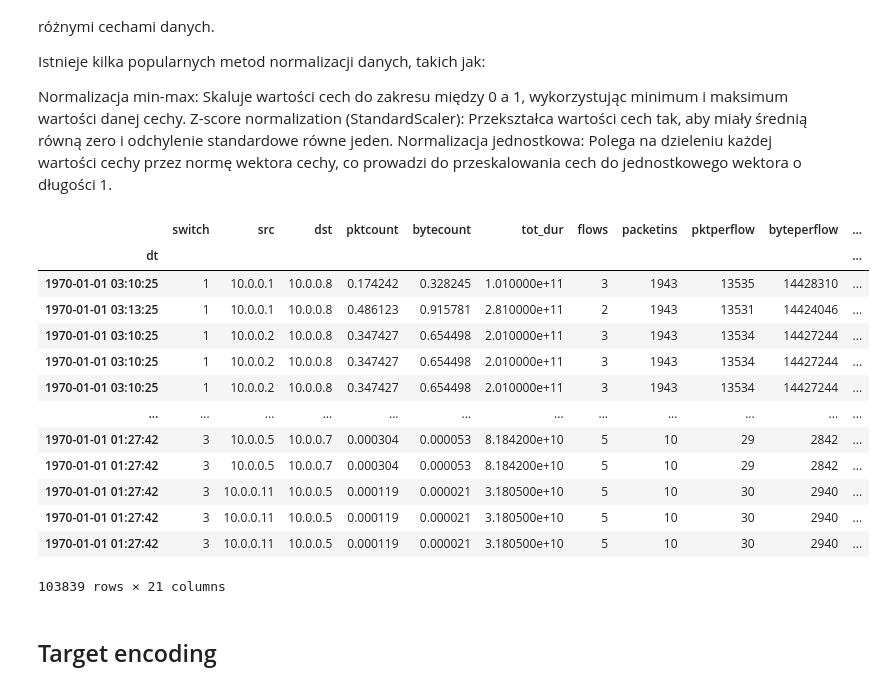
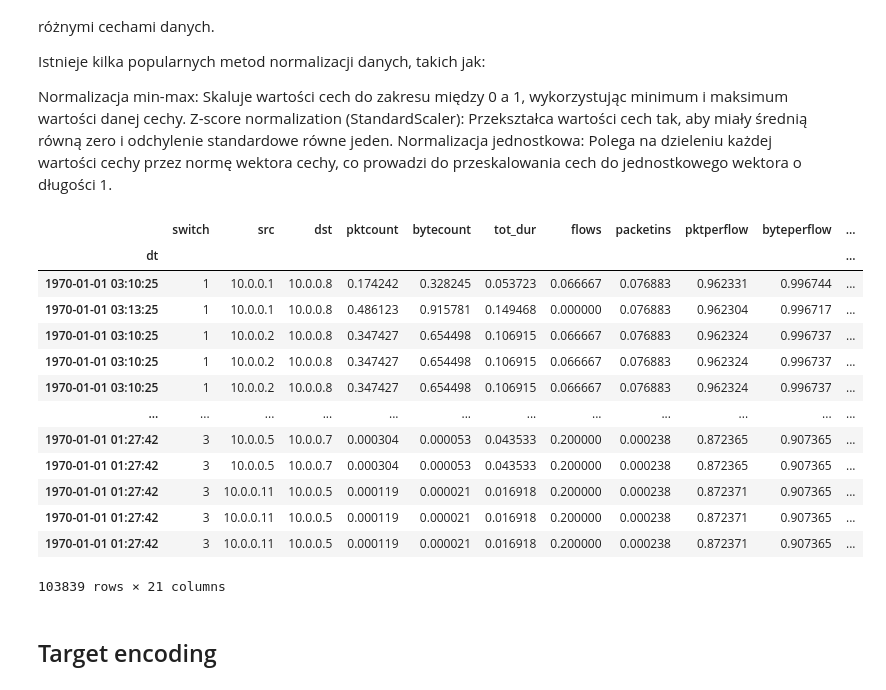
Before and after one commit to wiktorDeka/WykrywanieAnomalii, a Jupyter notebook: KNN.ipynb, the cells around one changed output. Saved outputs shown, nothing was run; the diff lists cells and outputs as text; code cells hidden in the pictures.

```diff
--- a/KNN.ipynb
+++ b/KNN.ipynb
@@ -108,29 +120,30 @@ Normalizacja jednostkowa: Polega na dzieleniu każdej wartości cechy przez norm
 # %%
 from sklearn.preprocessing import MinMaxScaler
 
 # Assuming 'counters' is your DataFrame
-columns_to_normalize = ['pktcount', 'bytecount', 'tx_bytes', 'rx_bytes']
+# columns_to_normalize = ['pktcount', 'bytecount', 'tx_bytes', 'rx_bytes']
+columns_to_normalize = ['pktcount', 'bytecount', 'tot_dur', 'flows', 'packetins', 'pktperflow', 'byteperflow', 'pktrate', 'Pairflow', 'tx_bytes', 'rx_bytes', 'tx_kbps', 'rx_kbps', 'tot_kbps', 'duration']
 
 # Initialize the MinMaxScaler
 scaler = MinMaxScaler()
 
 # Fit the scaler to your data and transform it
 counters[columns_to_normalize] = scaler.fit_transform(counters[columns_to_normalize])
 counters
 # %% [output]
 |  | switch | src | dst | pktcount | bytecount | tot_dur | flows | packetins | pktperflow | byteperflow | ... |
 | dt |  |  |  |  |  |  |  |  |  |  | ... |
-| 1970-01-01 03:10:25 | 1 | 10.0.0.1 | 10.0.0.8 | 0.174242 | 0.328245 | 1.010000e+11 | 3 | 1943 | 13535 | 14428310 | ... |
-| 1970-01-01 03:13:25 | 1 | 10.0.0.1 | 10.0.0.8 | 0.486123 | 0.915781 | 2.810000e+11 | 2 | 1943 | 13531 | 14424046 | ... |
-| 1970-01-01 03:10:25 | 1 | 10.0.0.2 | 10.0.0.8 | 0.347427 | 0.654498 | 2.010000e+11 | 3 | 1943 | 13534 | 14427244 | ... |
-| 1970-01-01 03:10:25 | 1 | 10.0.0.2 | 10.0.0.8 | 0.347427 | 0.654498 | 2.010000e+11 | 3 | 1943 | 13534 | 14427244 | ... |
-| 1970-01-01 03:10:25 | 1 | 10.0.0.2 | 10.0.0.8 | 0.347427 | 0.654498 | 2.010000e+11 | 3 | 1943 | 13534 | 14427244 | ... |
+| 1970-01-01 03:10:25 | 1 | 10.0.0.1 | 10.0.0.8 | 0.174242 | 0.328245 | 0.053723 | 0.066667 | 0.076883 | 0.962331 | 0.996744 | ... |
+| 1970-01-01 03:13:25 | 1 | 10.0.0.1 | 10.0.0.8 | 0.486123 | 0.915781 | 0.149468 | 0.000000 | 0.076883 | 0.962304 | 0.996717 | ... |
+| 1970-01-01 03:10:25 | 1 | 10.0.0.2 | 10.0.0.8 | 0.347427 | 0.654498 | 0.106915 | 0.066667 | 0.076883 | 0.962324 | 0.996737 | ... |
+| 1970-01-01 03:10:25 | 1 | 10.0.0.2 | 10.0.0.8 | 0.347427 | 0.654498 | 0.106915 | 0.066667 | 0.076883 | 0.962324 | 0.996737 | ... |
+| 1970-01-01 03:10:25 | 1 | 10.0.0.2 | 10.0.0.8 | 0.347427 | 0.654498 | 0.106915 | 0.066667 | 0.076883 | 0.962324 | 0.996737 | ... |
 | ... | ... | ... | ... | ... | ... | ... | ... | ... | ... | ... | ... |
-| 1970-01-01 01:27:42 | 3 | 10.0.0.5 | 10.0.0.7 | 0.000304 | 0.000053 | 8.184200e+10 | 5 | 10 | 29 | 2842 | ... |
-| 1970-01-01 01:27:42 | 3 | 10.0.0.5 | 10.0.0.7 | 0.000304 | 0.000053 | 8.184200e+10 | 5 | 10 | 29 | 2842 | ... |
-| 1970-01-01 01:27:42 | 3 | 10.0.0.11 | 10.0.0.5 | 0.000119 | 0.000021 | 3.180500e+10 | 5 | 10 | 30 | 2940 | ... |
-| 1970-01-01 01:27:42 | 3 | 10.0.0.11 | 10.0.0.5 | 0.000119 | 0.000021 | 3.180500e+10 | 5 | 10 | 30 | 2940 | ... |
-| 1970-01-01 01:27:42 | 3 | 10.0.0.11 | 10.0.0.5 | 0.000119 | 0.000021 | 3.180500e+10 | 5 | 10 | 30 | 2940 | ... |
+| 1970-01-01 01:27:42 | 3 | 10.0.0.5 | 10.0.0.7 | 0.000304 | 0.000053 | 0.043533 | 0.200000 | 0.000238 | 0.872365 | 0.907365 | ... |
+| 1970-01-01 01:27:42 | 3 | 10.0.0.5 | 10.0.0.7 | 0.000304 | 0.000053 | 0.043533 | 0.200000 | 0.000238 | 0.872365 | 0.907365 | ... |
+| 1970-01-01 01:27:42 | 3 | 10.0.0.11 | 10.0.0.5 | 0.000119 | 0.000021 | 0.016918 | 0.200000 | 0.000238 | 0.872371 | 0.907365 | ... |
+| 1970-01-01 01:27:42 | 3 | 10.0.0.11 | 10.0.0.5 | 0.000119 | 0.000021 | 0.016918 | 0.200000 | 0.000238 | 0.872371 | 0.907365 | ... |
+| 1970-01-01 01:27:42 | 3 | 10.0.0.11 | 10.0.0.5 | 0.000119 | 0.000021 | 0.016918 | 0.200000 | 0.000238 | 0.872371 | 0.907365 | ... |
 103839 rows × 21 columns
 # %% [markdown]
 ## Target encoding
```
Also changed, not shown: parts of 14 cells of this notebook.
